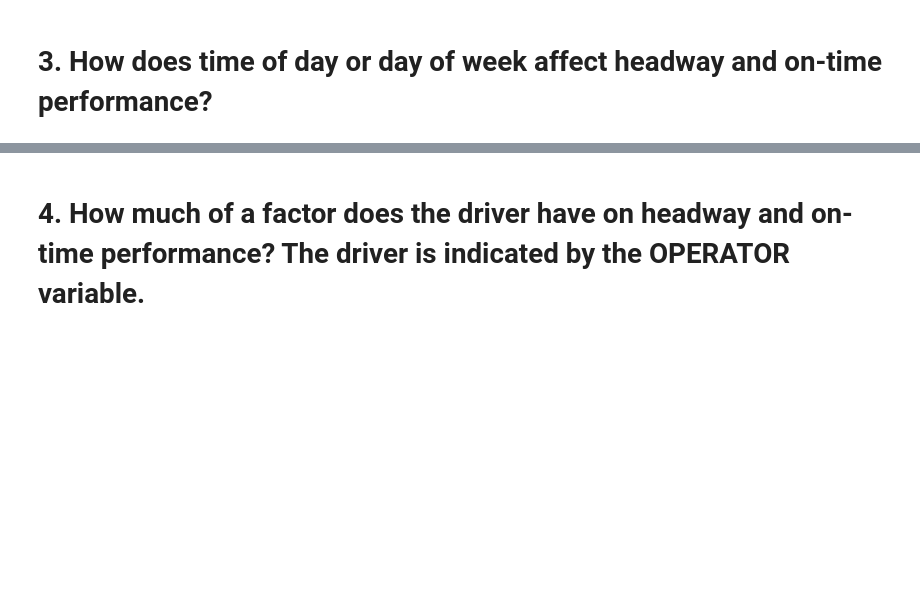
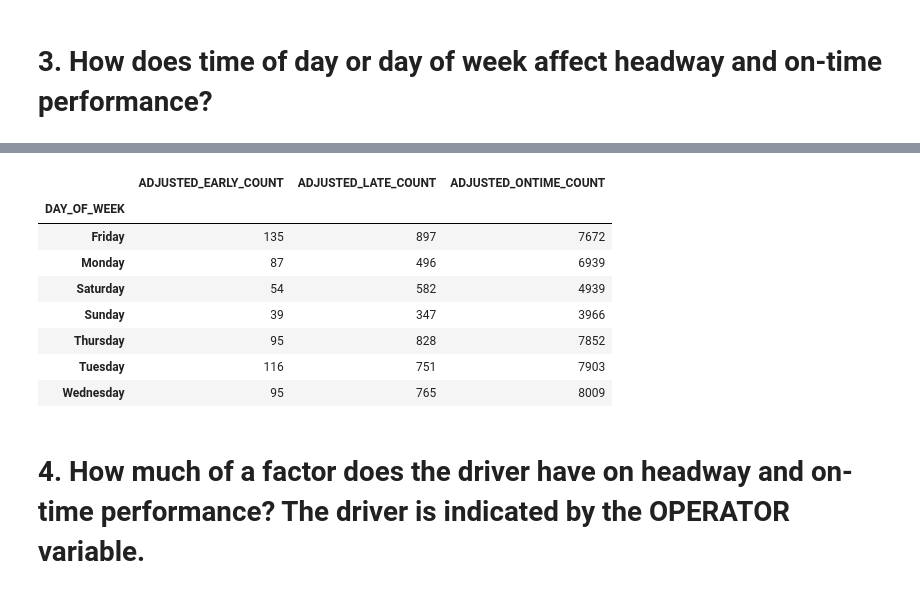
Before and after one commit to NSS-Data-Analytics-Cohort-11/wego-raiders, a Jupyter notebook: notebooks/WeGo.ipynb, the cells around one changed output, grey strips where cells are left out. Saved outputs shown, nothing was run; the diff lists cells and outputs as text; code cells hidden in the pictures; blank space fills up the shorter version.

```diff
--- a/notebooks/WeGo.ipynb
+++ b/notebooks/WeGo.ipynb
@@ -298,2 +360,16 @@ location_hdwypct_neg
+# %%
+#adherence variances summation based on day of week
+dweek_adherence = wego[['DAY_OF_WEEK', "ADJUSTED_EARLY_COUNT", "ADJUSTED_LATE_COUNT", "ADJUSTED_ONTIME_COUNT"]].groupby(['DAY_OF_WEEK']).agg('sum')
+dweek_adherence
+# %% [output]
+|  | ADJUSTED_EARLY_COUNT | ADJUSTED_LATE_COUNT | ADJUSTED_ONTIME_COUNT |
+| DAY_OF_WEEK |  |  |  |
+| Friday | 135 | 897 | 7672 |
+| Monday | 87 | 496 | 6939 |
+| Saturday | 54 | 582 | 4939 |
+| Sunday | 39 | 347 | 3966 |
+| Thursday | 95 | 828 | 7852 |
+| Tuesday | 116 | 751 | 7903 |
+| Wednesday | 95 | 765 | 8009 |
 # %% [markdown]
 # 4. How much of a factor does the driver have on headway and on-time performance? The driver is indicated by the OPERATOR variable.
```
Also changed, not shown: parts of 11 cells of this notebook, 1 other file.
